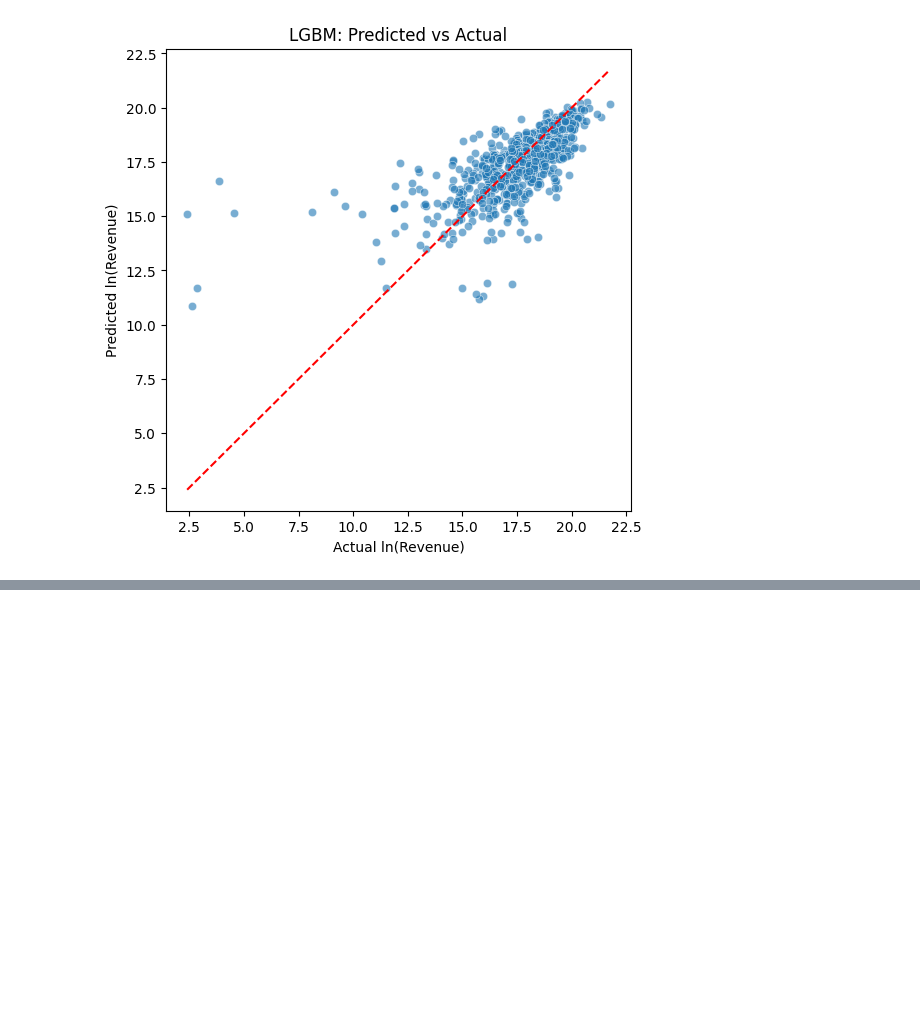
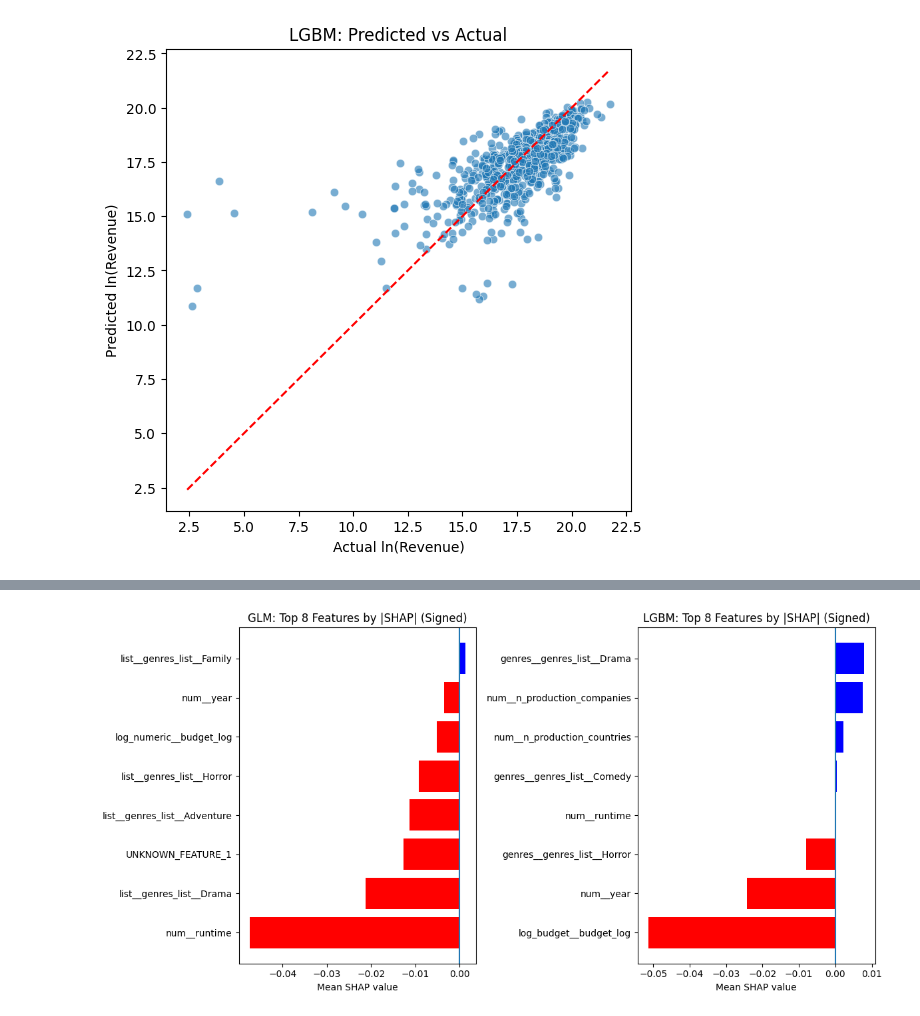
Before and after one commit to gem733/d100project, a Jupyter notebook: d100project/evaluation/evaluation.ipynb, the cells around one changed output, grey strips where cells are left out. Cells and saved outputs as stored; diff of their text form; code cells hidden in the pictures; blank space fills up the shorter version.

Commit message:
evaluation shapely

```diff
--- a/d100project/evaluation/evaluation.ipynb
+++ b/d100project/evaluation/evaluation.ipynb
@@ -49,0 +51,58 @@ plot_pred_vs_actual(df, 'exp_pred_lgbm', model_name='LGBM')
+# %%
+import numpy as np
+import pandas as pd
+import matplotlib.pyplot as plt
+
+def load_prepare_abs_select_signed(path, top_n=8):
+    # Load SHAP values
+    data = np.load(path, allow_pickle=True).item()
+    shap_vals = data["shap_values"]
+    feature_names = list(data["feature_names"])
+
+    # Pad feature names if needed
+    if shap_vals.shape[1] > len(feature_names):
+        feature_names += [f"UNKNOWN_FEATURE_{i}" for i in range(shap_vals.shape[1] - len(feature_names))]
+
+    shap_df = pd.DataFrame(shap_vals, columns=feature_names)
+
+    # Compute mean absolute and mean signed
+    mean_abs = shap_df.abs().mean()
+    mean_signed = shap_df.mean()
+
+    # Select top N by absolute SHAP
+    top_features = mean_abs.nlargest(top_n).index
+    top_signed = mean_signed.loc[top_features]
+
+    # Sort for plotting (smallest signed at bottom, largest at top)
+    top_signed_sorted = top_signed.sort_values()
+
+    # Colors
+    colors = ['red' if v < 0 else 'blue' for v in top_signed_sorted]
+
+    return top_signed_sorted, colors
+
+# Load GLM and LGBM
+glm_vals, glm_colors = load_prepare_abs_select_signed("shap_values_glm_with_names.npy", 8)
+lgbm_vals, lgbm_colors = load_prepare_abs_select_signed("shap_values_lgbm_with_names.npy", 8)
+
+# -----------------------------
+# Plot
+# -----------------------------
+plt.figure(figsize=(12, 6))
+
+plt.subplot(1, 2, 1)
+plt.barh(glm_vals.index, glm_vals.values, color=glm_colors)
+plt.axvline(0)
+plt.title("GLM: Top 8 Features by |SHAP| (Signed)")
+plt.xlabel("Mean SHAP value")
+
+plt.subplot(1, 2, 2)
+plt.barh(lgbm_vals.index, lgbm_vals.values, color=lgbm_colors)
+plt.axvline(0)
+plt.title("LGBM: Top 8 Features by |SHAP| (Signed)")
+plt.xlabel("Mean SHAP value")
+
+plt.tight_layout()
+plt.show()
+# %% [output]
+[figure, added]
```
Also changed, not shown: parts of 2 cells of this notebook, 10 other files.
